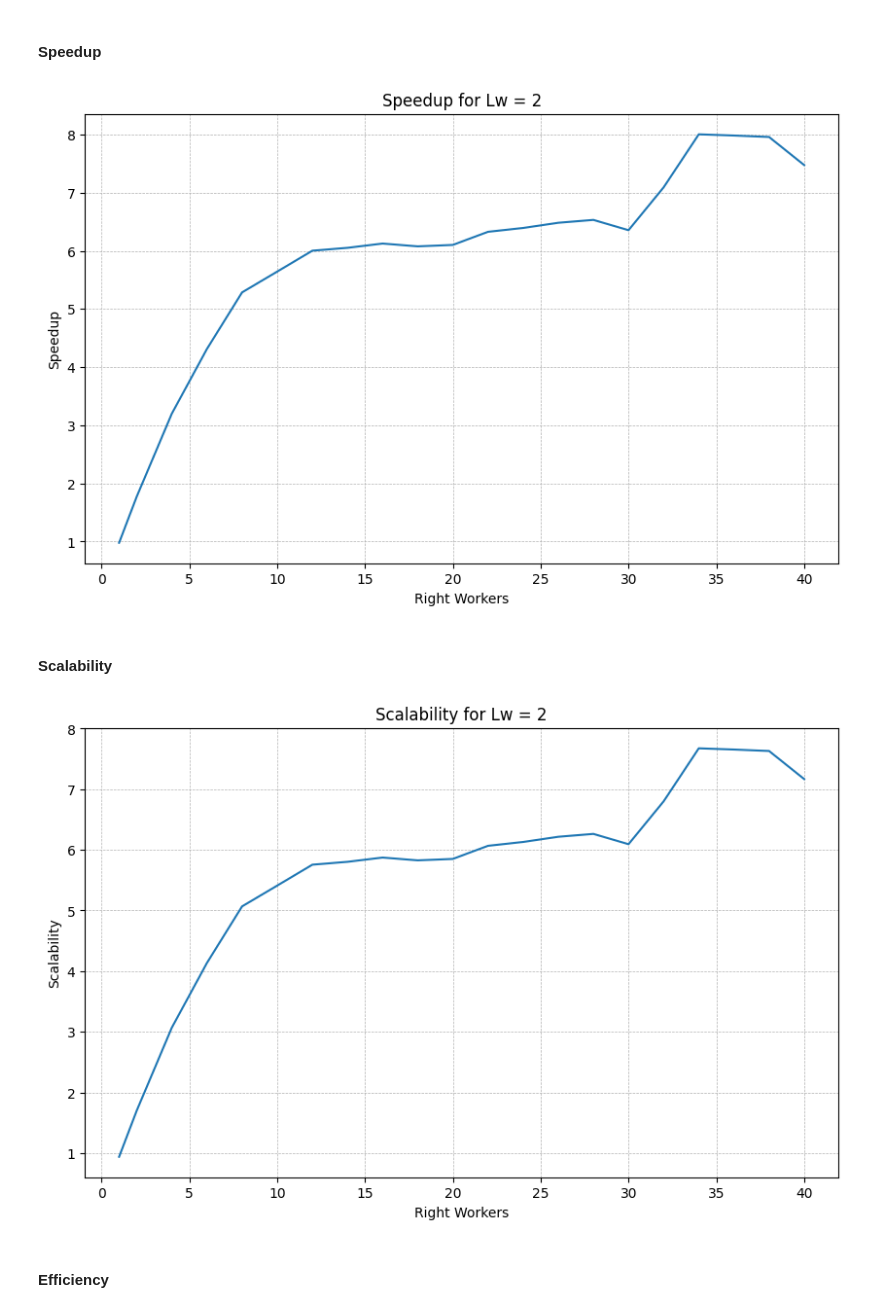
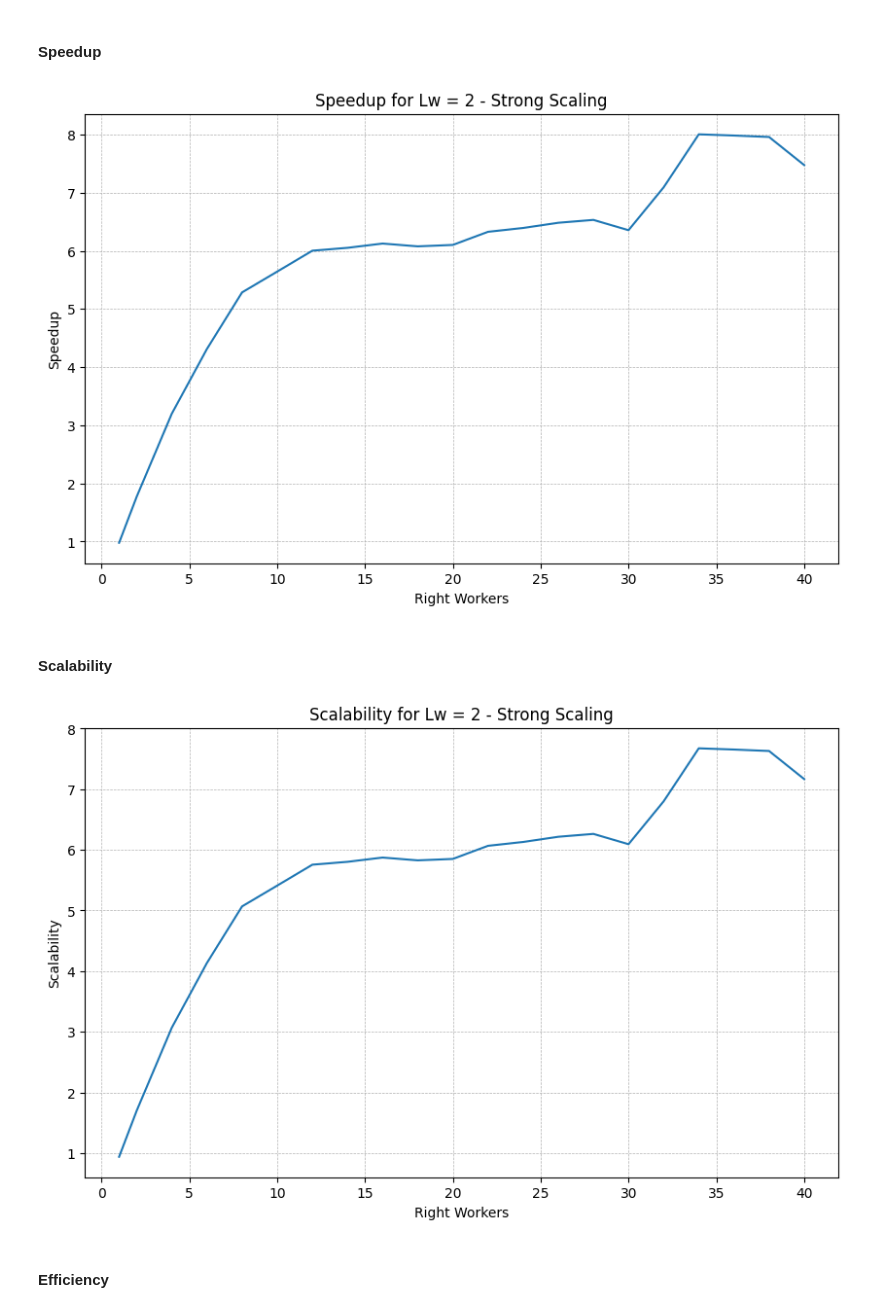
Before and after one commit to irenedovichi/SPM-project, a Jupyter notebook: plots.ipynb, the cells around one changed output. Cells and saved outputs as stored; diff of their text form; code cells hidden in the pictures.

Commit message:
plot

```diff
--- a/plots.ipynb
+++ b/plots.ipynb
@@ -21,0 +14,4 @@ print(seq_avg)
+# %%
+# Sequential times for 5 runs (file: outputs/output_seq_49834.txt)
+file_content = open("outputs/output_seq_49834.txt", "r").readlines()
+file_content
@@ -21,0 +34,5 @@ print(seq_avg)
+# %%
+seq_times = [15.0698, 15.0407, 15.0602, 15.3094, 15.1399]
+seq_avg = np.mean(seq_times)
+
+print(seq_avg)
@@ -119,14 +138,14 @@ speedup = [seq_avg / avg_data[2][r] for r in avg_data[2]]
 # %%
 # Plot the speedup
 plt.figure(figsize=(10, 6))
 plt.plot(sorted(avg_data[2].keys()), speedup, label="Speedup")
 plt.xlabel("Right Workers")
 plt.ylabel("Speedup")
-plt.title("Speedup for Lw = 2")
+plt.title("Speedup for Lw = 2 - Strong Scaling")
 plt.grid(True, which="both", linestyle="--", linewidth=0.5)
 plt.show()
 # %% [output]
-[figure, old version]
+[figure, new version]
 # %% [markdown]
 #### Scalability
 # %%
@@ -137,11 +156,11 @@ plt.figure(figsize=(10, 6))
 plt.plot(sorted(avg_data[2].keys()), scalability, label="Scalability")
 plt.xlabel("Right Workers")
 plt.ylabel("Scalability")
-plt.title("Scalability for Lw = 2")
+plt.title("Scalability for Lw = 2 - Strong Scaling")
 plt.grid(True, which="both", linestyle="--", linewidth=0.5)
 plt.show()
 # %% [output]
-[figure, old version]
+[figure, new version]
 # %% [markdown]
 #### Efficiency
 # %%
```
Also changed, not shown: parts of 36 cells of this notebook, 2 other files.
